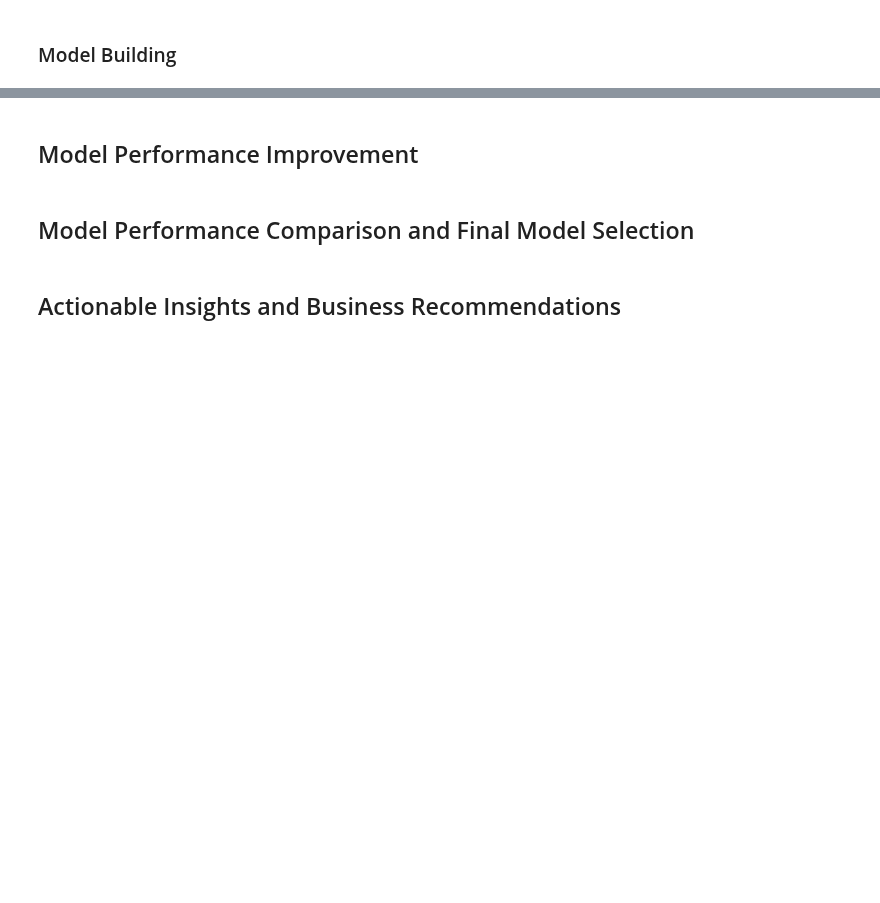
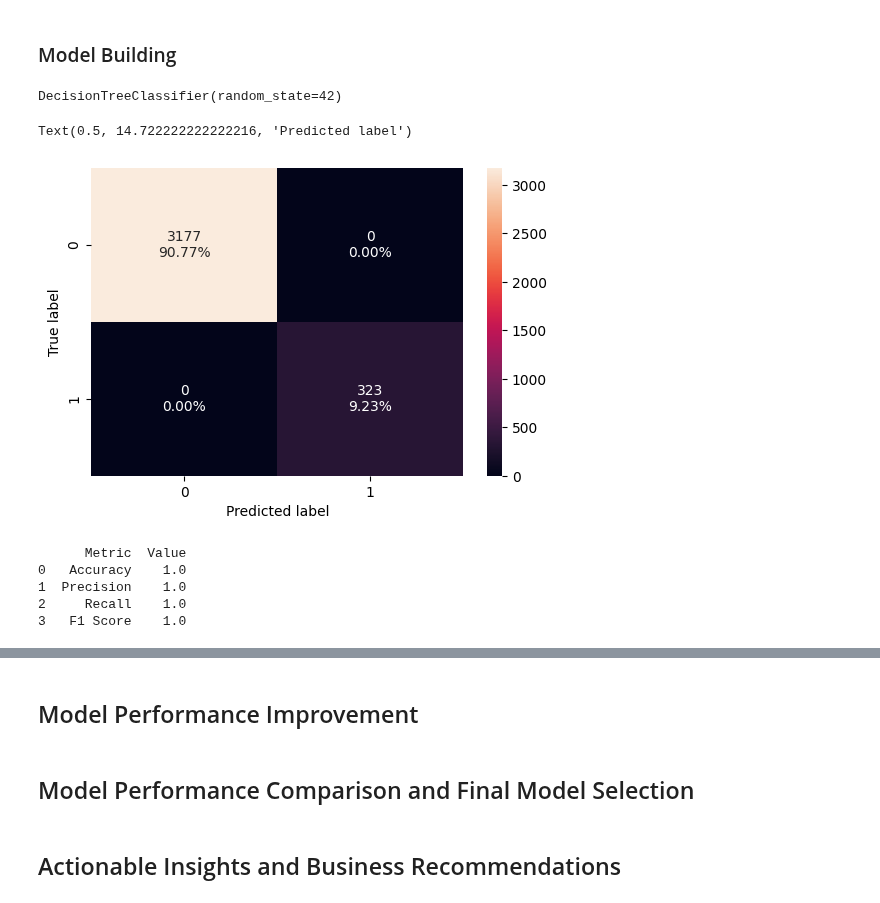
Before and after one commit to ankur0405/LearningPython, a Jupyter notebook: AIML_ML_Project_full_code_notebook.ipynb, the cells around one changed output, grey strips where cells are left out. Cells and saved outputs as stored; diff of their text form; code cells hidden in the pictures; blank space fills up the shorter version.

```diff
--- a/AIML_ML_Project_full_code_notebook.ipynb
+++ b/AIML_ML_Project_full_code_notebook.ipynb
@@ -226,3 +259,19 @@ plt.show()
+# %%
+#Feature engineering - data dictionary has columns with fixed values as 0,1,2,3 which mesns these sre ctegorical values rather than data. Coverting them to category.
+#Education: Education Level. 1: Undergrad; 2: Graduate;3: Advanced/Professional
+#Personal_Loan: Did this customer accept the personal loan offered in the last campaign? (0: No, 1: Yes)
+#Securities_Account: Does the customer have securities account with the bank? (0: No, 1: Yes)
+#CD_Account: Does the customer have a certificate of deposit (CD) account with the bank? (0: No, 1: Yes)
+#Online: Do customers use internet banking facilities? (0: No, 1: Yes)
+#CreditCard: Does the customer use a credit card issued by any other Bank (excluding All life Bank)? (0: No, 1: Yes)
+for col in ['Education','Personal_Loan','Securities_Account','CD_Account','Online','CreditCard']:
+  df[col]=df[col].astype('category')
+# %%
+#zip code though looks like number, it is not really a numeric data. As per USPS definitions -
+#The first number in the five-digit ZIP Code represents a general geographic area of the nation, “0” in the east, moving to “9” in the west.
+#The next two numbers represent regional areas, and the final two identify specific Post Offices
+#so picking the first 3 digits of zip code to get a regional sense
+df['ZIPCode']=(df['ZIPCode'].astype(str).str[:3]).astype('category')
 # %% [markdown]
 ## Model Building
 # %% [markdown]
@@ -232,2 +287,58 @@ plt.show()
 # %% [markdown]
 ### Model Building
+# %%
+Y = df["Personal_Loan"]
+X = df.drop(["Personal_Loan", "Experience"], axis=1)
+X = pd.get_dummies(X, columns=["ZIPCode", "Education"], drop_first=True)
+X = X.astype(float)
+
+X_train, X_test, y_train, y_test = train_test_split(
+    X, Y, test_size=0.30, random_state=42
+)
+# %%
+#Creating decison tree model
+dtree = DecisionTreeClassifier(criterion="gini", random_state=42)
+dtree.fit(X_train, y_train)
+# %% [output]
+DecisionTreeClassifier(random_state=42)
+# %%
+#plot confusion matrix to check model performance
+y_predict = dtree.predict(X_train)
+conf_mtrx = confusion_matrix(y_train, y_predict)
+labels = np.asarray([["{0:0.0f}".format(item) + "\n{0:.2%}".format(item / conf_mtrx.flatten().sum())] for item in conf_mtrx.flatten()]).reshape(2, 2)
+plt.figure(figsize=(6, 4))
+sns.heatmap(conf_mtrx, annot=labels, fmt="")
+plt.ylabel("True label")
+plt.xlabel("Predicted label")
+# %% [output]
+Text(0.5, 14.722222222222216, 'Predicted label')
+[figure, added]
+# %%
+#Classify model performance
+predict = dtree.predict(X_train)
+
+# Compute F1-score
+f1 = f1_score(y_train, predict)
+
+# Compute Accuracy
+accuracy = accuracy_score(y_train, predict)
+
+# Compute Precision
+precision = precision_score(y_train, predict)
+
+# Compute Recall
+recall = recall_score(y_train, predict)
+
+results_df = pd.DataFrame({
+    'Metric': ['Accuracy', 'Precision', 'Recall', 'F1 Score'],
+    'Value': [accuracy, precision, recall, f1]
+})
+
+# Display the results
+print(results_df)
+# %% [output]
+      Metric  Value
+0   Accuracy    1.0
+1  Precision    1.0
+2     Recall    1.0
+3   F1 Score    1.0
```
Also changed, not shown: parts of 11 cells of this notebook.
